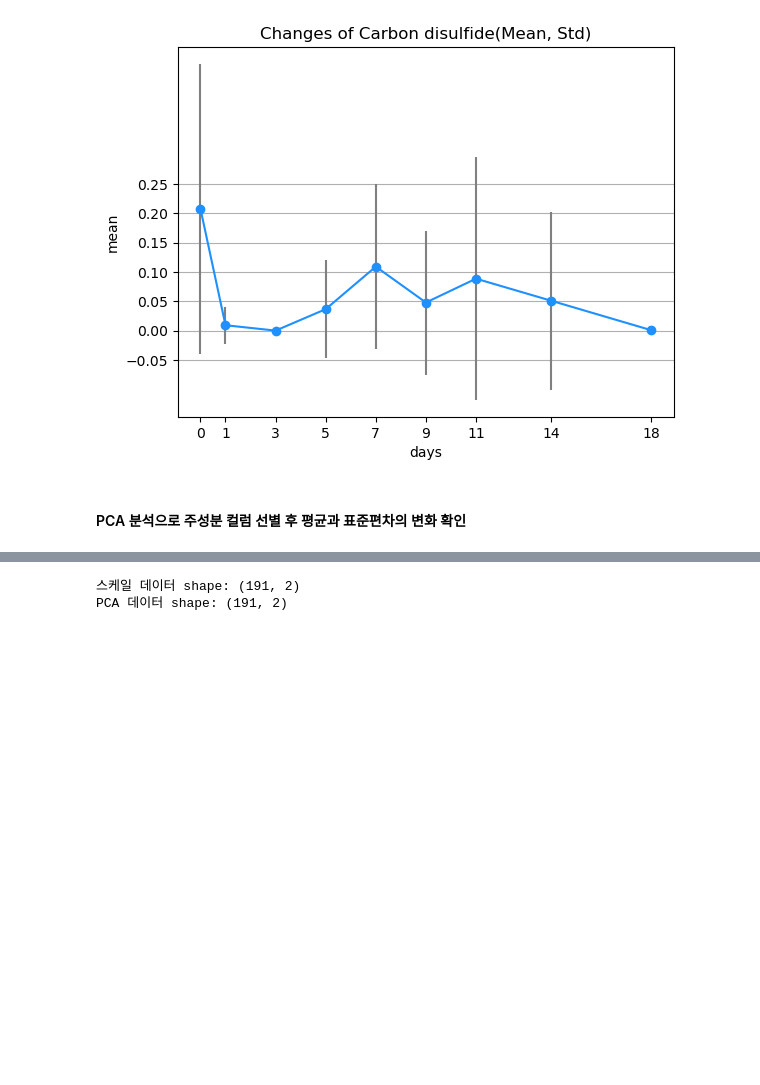
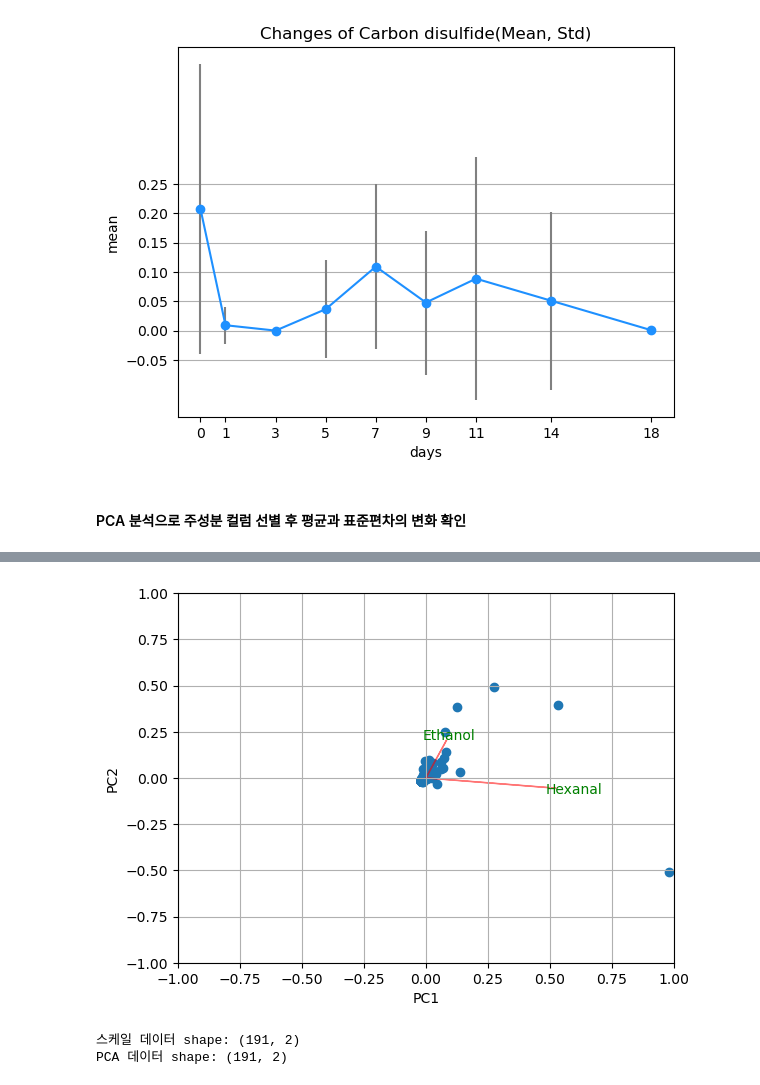
Before and after one commit to cosmos17/2025_STLab, a Jupyter notebook: Flavor/01_Volatile.ipynb, the cells around one changed output, grey strips where cells are left out. Drawn from its saved outputs; the diff is of its cells as text; code cells hidden in the pictures; blank space fills up the shorter version.

```diff
--- a/Flavor/01_Volatile.ipynb
+++ b/Flavor/01_Volatile.ipynb
@@ -345,0 +314,4 @@ display(df2_ms[8])
+# %%
+for i in df2['day'].unique():
+    a = 'asd' + f"{i:02d}"
+    print(a)
@@ -382,3 +371,17 @@ plt.show()
 # %%
 from sklearn.preprocessing import StandardScaler
 from sklearn.decomposition import PCA
+# %%
+vol00 = pd.read_csv('./data/GC_Volatile00.csv')
+vol01 = pd.read_csv('./data/GC_Volatile01.csv')
+vol03 = pd.read_csv('./data/GC_Volatile03.csv')
+
+vol05 = pd.read_csv('./data/GC_Volatile05.csv')
+vol07 = pd.read_csv('./data/GC_Volatile07.csv')
+vol09 = pd.read_csv('./data/GC_Volatile09.csv')
+
+vol11 = pd.read_csv('./data/GC_Volatile11.csv')
+vol14 = pd.read_csv('./data/GC_Volatile14.csv')
+vol18 = pd.read_csv('./data/GC_Volatile18.csv')
+
+vol18.head(2)
@@ -384,0 +429,3 @@ from sklearn.decomposition import PCA
+# %%
+vol00_pca, vol00_pca_df = PCA_df(vol00)
+vol00_pca_df
@@ -385,3 +448,28 @@ from sklearn.decomposition import PCA
+# %%
+def biplot(score, coeff, pcax, pcay, labels=None):
+  pca1=pcax-1
+  pca2=pcay-1
+  xs = score.iloc[:,pca1]
+  ys = score.iloc[:,pca2]
+  n=score.shape[1]
+  scalex = 1.0/(xs.max()- xs.min())
+  scaley = 1.0/(ys.max()- ys.min())
+  plt.scatter(xs*scalex,ys*scaley)
+  for i in range(n):
+    plt.arrow(0, 0, coeff[i,pca1], coeff[i,pca2],color='r',alpha=0.5)
+    if labels is None:
+      plt.text(coeff[i,pca1]* 1.15, coeff[i,pca2] * 1.15, "Var"+str(i+1), color='g', ha='center', va='center')
+    else:
+      plt.text(coeff[i,pca1]* 1.15, coeff[i,pca2] * 1.15, labels[i], color='g', ha='center', va='center')
+  plt.xlim(-1,1)
+  plt.ylim(-1,1)
+  plt.xlabel("PC{}".format(pcax))
+  plt.ylabel("PC{}".format(pcay))
+  plt.grid()
+# %%
+biplot(vol00_pca_df.drop('exp_power', axis=1), vol00_pca.components_, 1, 2, labels=vol00_pca_df.index)
+# %% [output]
+[figure, added]
 # %%
 df2_ms_scaled = []
 for tdf in df2_ms:
```
Also changed, not shown: parts of 18 cells of this notebook, 10 other files.
